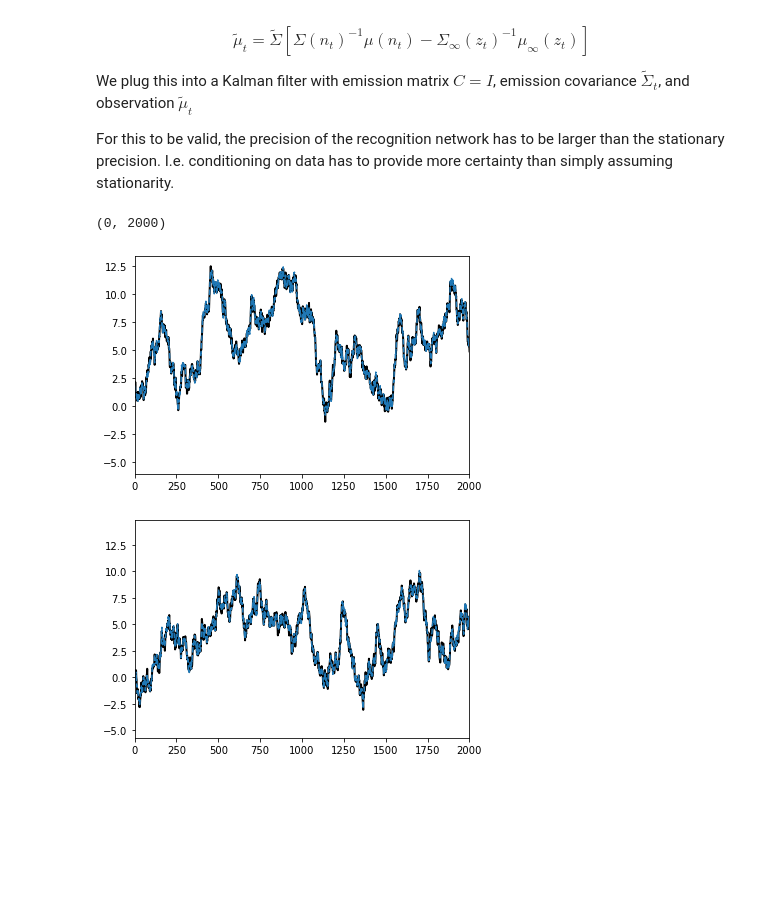
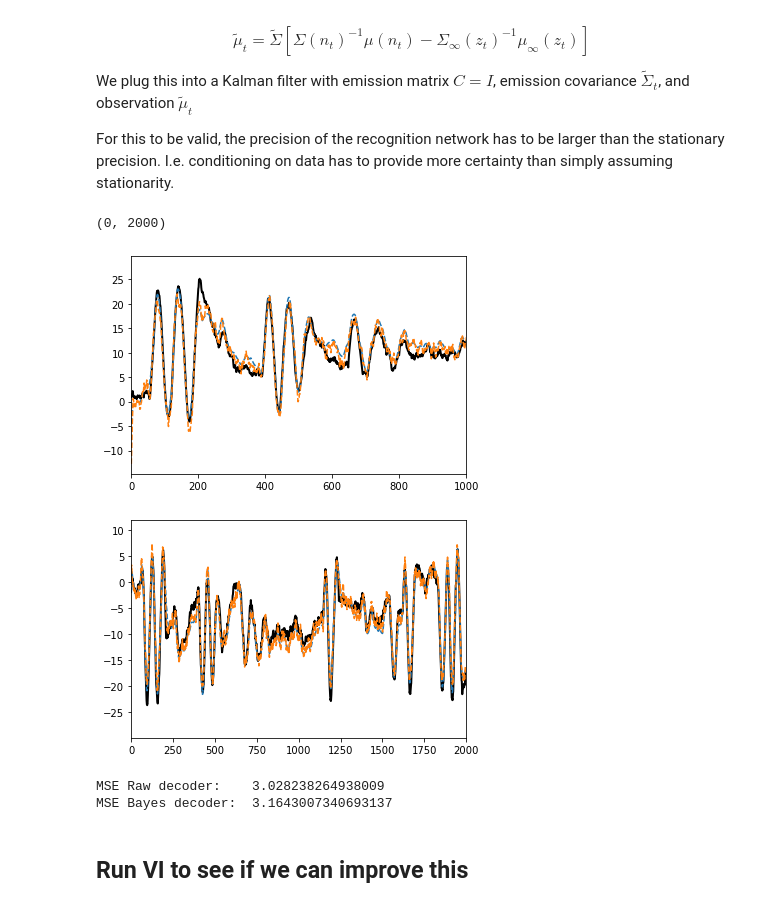
Before and after one commit to themattinthehatt/behavenet, a Jupyter notebook: behavenet/analyses/notebooks/bayesian_decoder.ipynb, the cells around one changed output. Drawn from its saved outputs; the diff is of its cells as text; code cells hidden in the pictures; blank space fills up the shorter version.

```diff
--- a/behavenet/analyses/notebooks/bayesian_decoder.ipynb
+++ b/behavenet/analyses/notebooks/bayesian_decoder.ipynb
@@ -146,25 +146,30 @@ Sigma0 = np.eye(D)
 
 A1 = 0.99 * np.eye(D)
 theta = 0.1
-# A2 = np.array([[np.cos(theta),   np.sin(theta)],
-#                [-np.sin(theta),  np.cos(theta)]])
-A2 = 0.99 * np.eye(D)
+A2 = np.array([[np.cos(theta),   np.sin(theta)],
+               [-np.sin(theta),  np.cos(theta)]])
+# A2 = 0.99 * np.eye(D)
 As = np.array([A1, A2])
 
 b1 = np.zeros(D)
-b2 = .1 * np.ones(D)
+b2 = 1 * np.ones(D)
 bs = np.array([b1, b2])
 
 Q1 = 0.1 * np.eye(D)
 Q2 = 0.1 * np.eye(D)
 Qs = np.array([Q1, Q2])
 
-C = 5 * npr.randn(N, D)
+
+C = npr.randn(N, D)
 d = np.zeros(N)
-S = 10 * np.eye(N)
+# Try a nonlinear emission model
+# f = lambda xs: xs @ C.T + d
+sigmoid = lambda x: 1 / (1 + np.exp(-x))
+f = lambda xs: sigmoid((xs @ C.T + d) / 15)
+S = 0.01 * np.eye(N)
 # %%
 # Simulate some data
-T = 10000
+T = 3000
 
 zs = np.zeros(T, dtype=int)
 xs = np.zeros((T, D))
@@ -181,7 +186,7 @@ for t in np.arange(1, T):
     xs[t] = npr.multivariate_normal(As[zs[t]] @ xs[t-1] + bs[zs[t]], Qs[zs[t]])
 
 # Sample n_t | x_T
-ns = xs @ C.T + d + npr.multivariate_normal(np.zeros(N), S, size=(T))
+ns = f(xs) + npr.multivariate_normal(np.zeros(N), S, size=(T))
 # %%
 xlim = abs(xs).max()
 nlim = abs(ns).max()
@@ -324,3 +330,14 @@ _, x_sample = filter_and_sample(
     inputs,                                                 # inputs (all ones)
     mu_tildes                                               # pseudo-emissions
 )
+# %%
+from pylds.lds_messages_interface import rts_smoother
+_, x_bayes, _ = rts_smoother(
+    mu0, Sigma0,                                            # initial distribution
+    As[z_sample], bs[z_sample, :, None], Qs[z_sample],      # dynamics
+    np.tile(np.eye(D)[None, :, :], (T, 1, 1)),              # pseudo-emission matrix
+    np.zeros((T, D, 1)),                                    # pseudo-emission bias
+    Sigma_tildes,                                           # pseudo-emission covariance
+    inputs,                                                 # inputs (all ones)
+    mu_tildes                                               # pseudo-emissions
+)
@@ -327,14 +407,28 @@ _, x_sample = filter_and_sample(
 # %%
 plt.figure()
 plt.plot(xs[:, 0], '-k', lw=2)
-plt.plot(x_sample[:, 0], '--')
-plt.xlim(0, 2000)
+plt.plot(x_bayes[:, 0], '--')
+plt.plot(q_mu_x[:, 0], '--')
+plt.xlim(0, 1000)
 
 plt.figure()
 plt.plot(xs[:, 1], '-k', lw=2)
-plt.plot(x_sample[:, 1], '--')
+plt.plot(x_bayes[:, 1], '--')
+plt.plot(q_mu_x[:, 1], '--')
 plt.xlim(0, 2000)
 # %% [output]
 (0, 2000)
-[figure, old version]
+[figure, new version]
-[figure, old version]
+[figure, new version]
+# %%
+# Measure MSE
+mse_raw = np.mean((q_mu_x - xs)**2)
+print("MSE Raw decoder:   ", mse_raw)
+
+mse_bayes = np.mean((x_bayes - xs)**2)
+print("MSE Bayes decoder: ", mse_bayes)
+# %% [output]
+MSE Raw decoder:    3.028238264938009
+MSE Bayes decoder:  3.1643007340693137
+# %% [markdown]
+## Run VI to see if we can improve this
```
Also changed, not shown: parts of 7 cells of this notebook.
